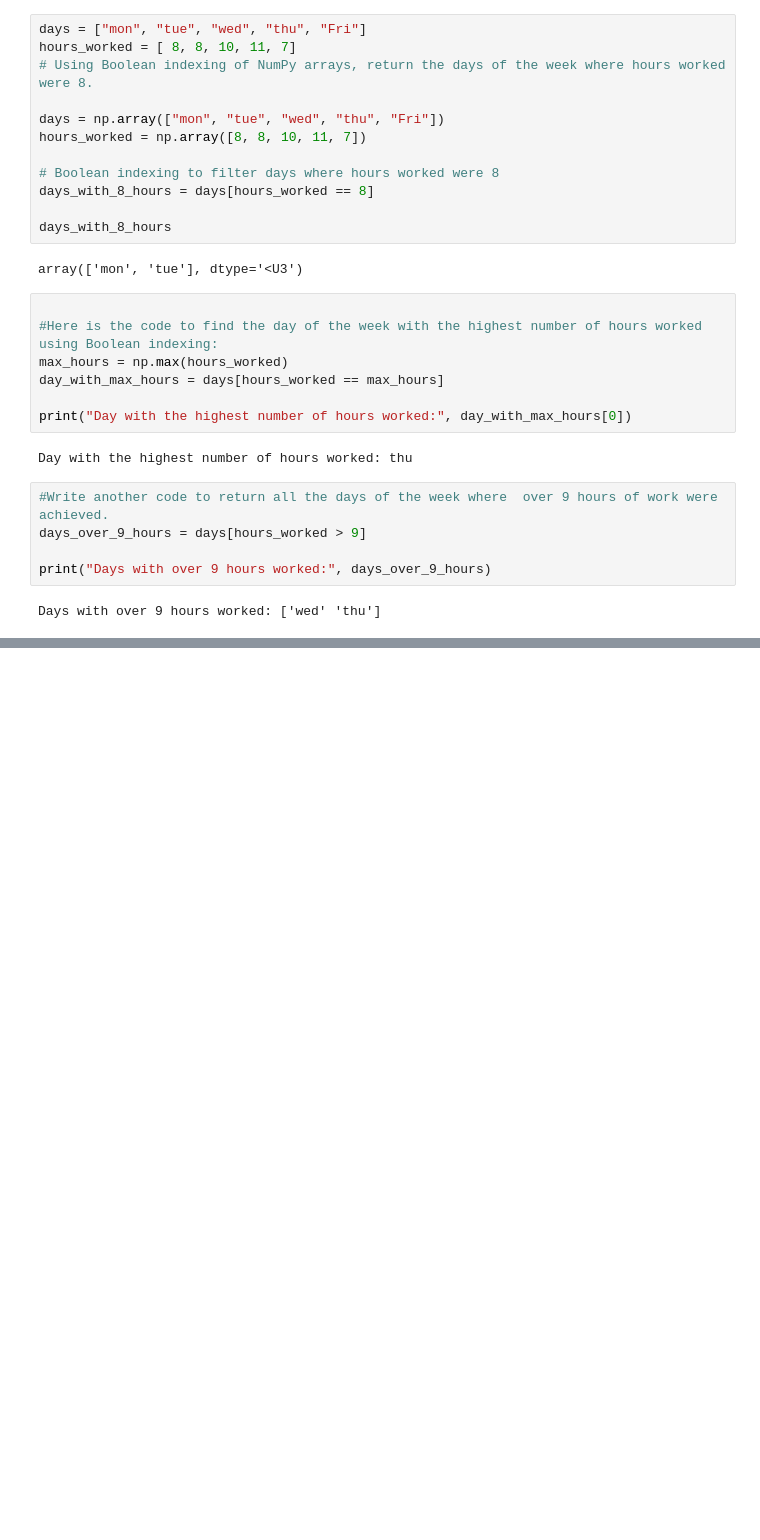
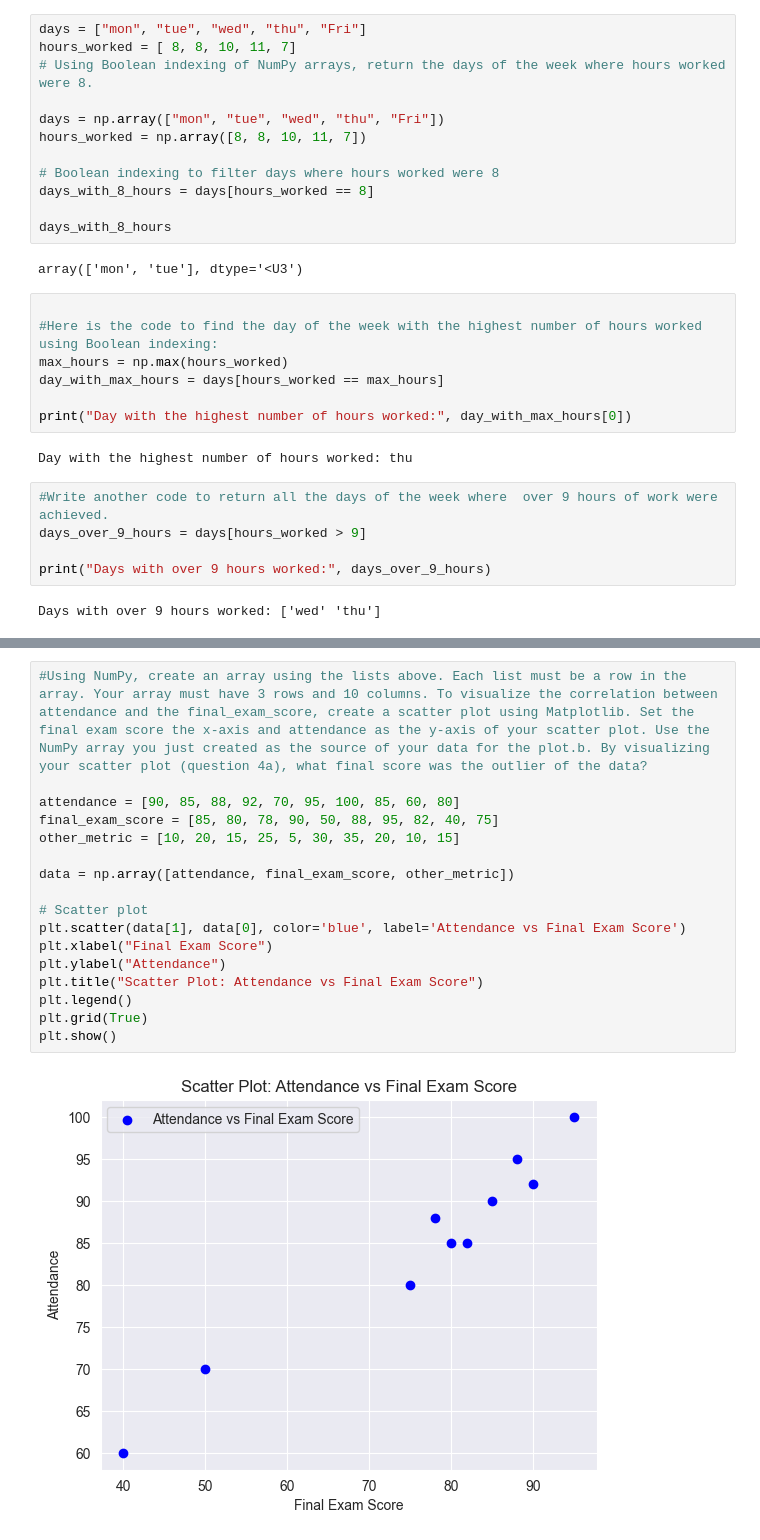
Before and after one commit to hectorherreraespinola/DataAnalys50DaysChallenge, a Jupyter notebook: 50DaysChallenge.ipynb, the cells around one changed output, grey strips where cells are left out. Saved outputs shown, nothing was run; the diff lists cells and outputs as text; blank space fills up the shorter version.

```diff
--- a/50DaysChallenge.ipynb
+++ b/50DaysChallenge.ipynb
@@ -571,0 +603,19 @@ Days with over 9 hours worked: ['wed' 'thu']
+# %%
+#Using NumPy, create an array using the lists above. Each list must be a row in the array. Your array must have 3 rows and 10 columns. To visualize the correlation between attendance and the final_exam_score, create a scatter plot using Matplotlib. Set the final exam score the x-axis and attendance as the y-axis of your scatter plot. Use the NumPy array you just created as the source of your data for the plot.b. By visualizing your scatter plot (question 4a), what final score was the outlier of the data?
+
+attendance = [90, 85, 88, 92, 70, 95, 100, 85, 60, 80]
+final_exam_score = [85, 80, 78, 90, 50, 88, 95, 82, 40, 75]
+other_metric = [10, 20, 15, 25, 5, 30, 35, 20, 10, 15]
+
+data = np.array([attendance, final_exam_score, other_metric])
+
+# Scatter plot
+plt.scatter(data[1], data[0], color='blue', label='Attendance vs Final Exam Score')
+plt.xlabel("Final Exam Score")
+plt.ylabel("Attendance")
+plt.title("Scatter Plot: Attendance vs Final Exam Score")
+plt.legend()
+plt.grid(True)
+plt.show()
+# %% [output]
+[figure, added]
```
Also changed, not shown: parts of 5 cells of this notebook.
